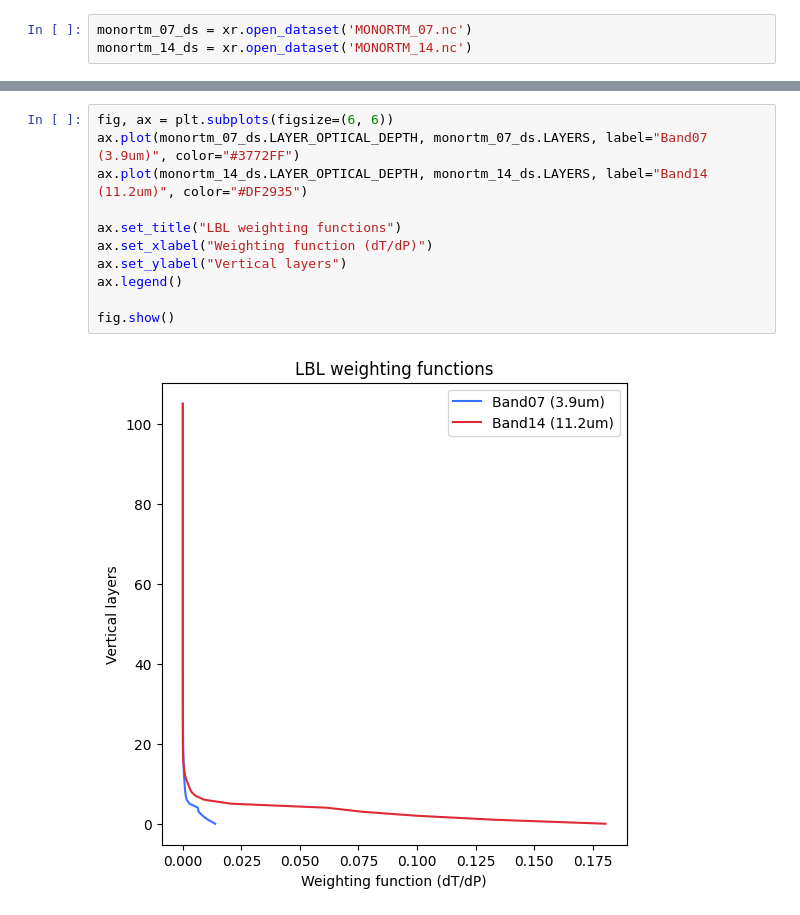
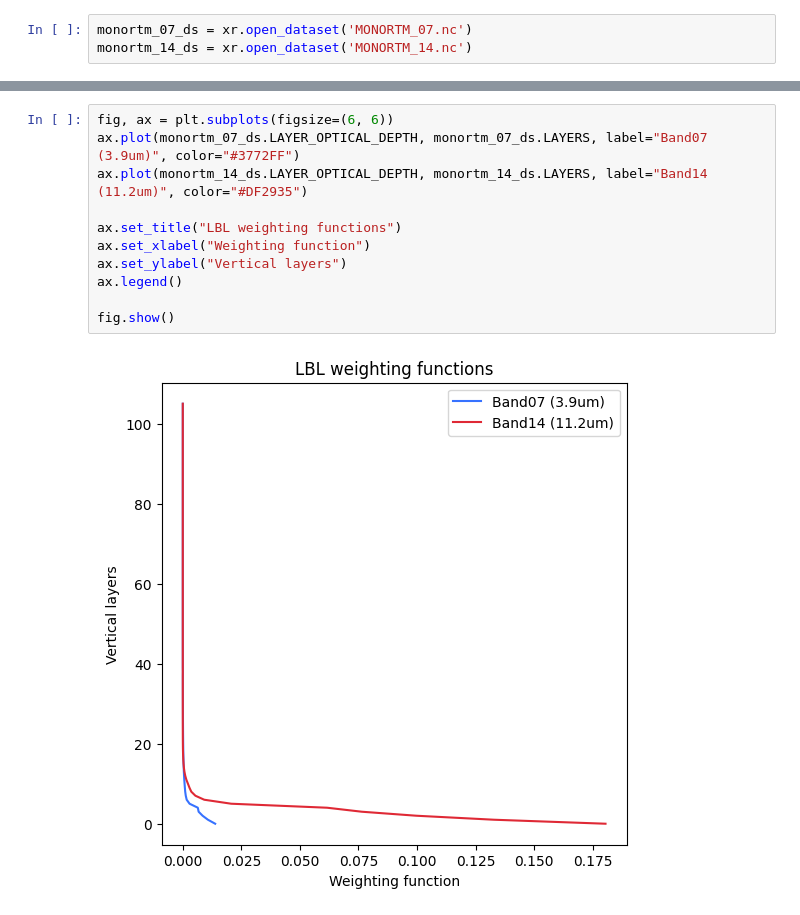
Before and after one commit to jesseturner/monortm, a Jupyter notebook: weighting_functions.ipynb, the cells around one changed output, grey strips where cells are left out. Drawn from its saved outputs; the diff is of its cells as text.

```diff
--- a/weighting_functions.ipynb
+++ b/weighting_functions.ipynb
@@ -11,13 +37,13 @@ monortm_14_ds = xr.open_dataset('MONORTM_14.nc')
 # %%
 fig, ax = plt.subplots(figsize=(6, 6))
 ax.plot(monortm_07_ds.LAYER_OPTICAL_DEPTH, monortm_07_ds.LAYERS, label="Band07 (3.9um)", color="#3772FF")
 ax.plot(monortm_14_ds.LAYER_OPTICAL_DEPTH, monortm_14_ds.LAYERS, label="Band14 (11.2um)", color="#DF2935")
 
 ax.set_title("LBL weighting functions")
-ax.set_xlabel("Weighting function (dT/dP)")
+ax.set_xlabel("Weighting function")
 ax.set_ylabel("Vertical layers")
 ax.legend()
 
 fig.show()
 # %% [output]
-[figure, old version]
+[figure, new version]
```
Also changed, not shown: parts of 2 cells of this notebook.
